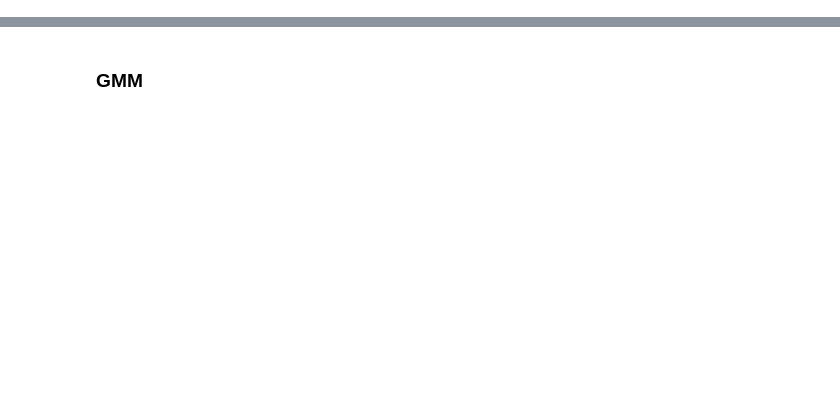
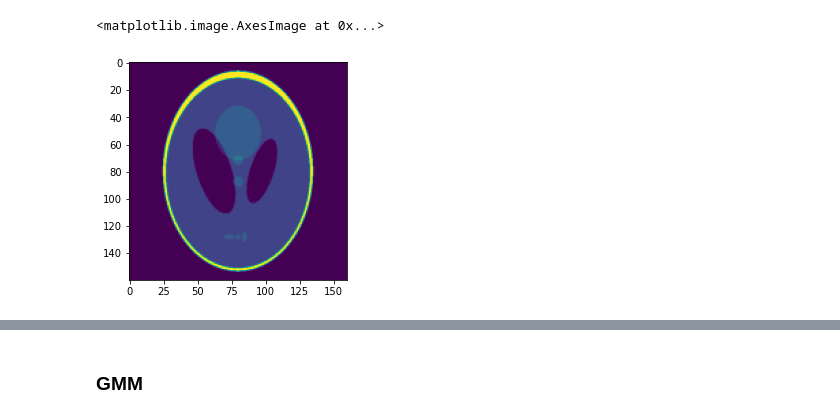
Before and after one commit to bogdantoader/simplecryoem, a Jupyter notebook: nb/SART.ipynb, the cells around one changed output, grey strips where cells are left out. Cells and saved outputs as stored; diff of their text form; code cells hidden in the pictures; blank space fills up the shorter version.

```diff
--- a/nb/SART.ipynb
+++ b/nb/SART.ipynb
@@ -36,3 +39,11 @@ def get_loss_function(fwd_model_vmap, thetas, data):
     grad_loss_func = jax.jit(jax.grad(loss_func))
 
     return loss_func, grad_loss_func
+# %%
+image = shepp_logan_phantom()
+image = rescale(image, scale=0.4, mode='reflect')
+
+plt.imshow(image)
+# %% [output]
+<matplotlib.image.AxesImage at 0x...>
+[figure, added]
```
Also changed, not shown: parts of 13 cells of this notebook.
